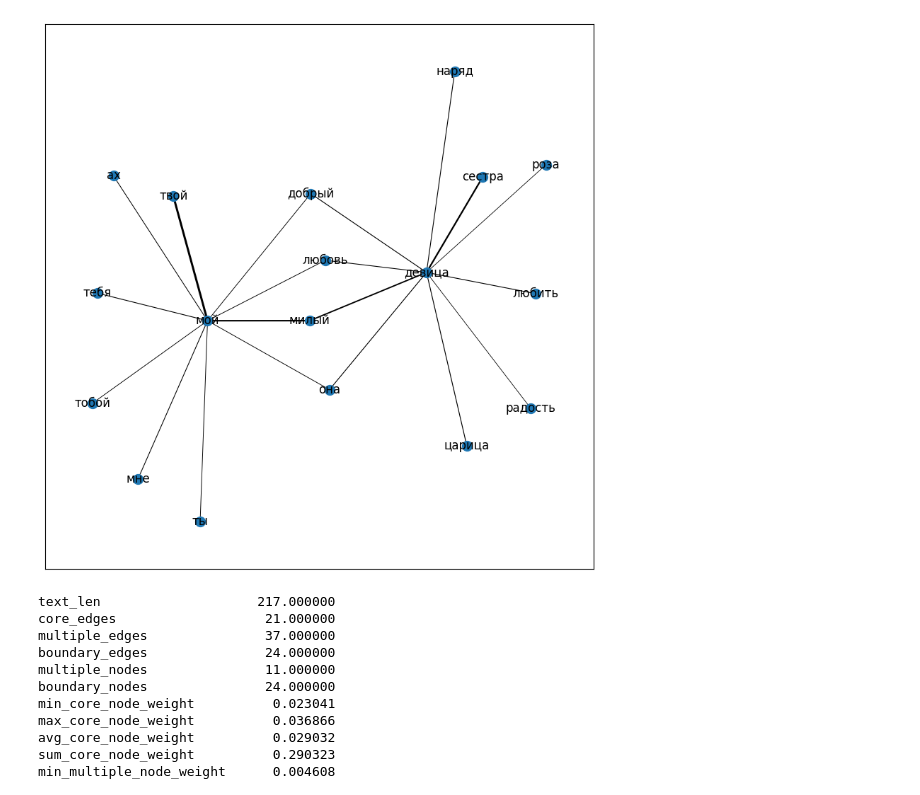
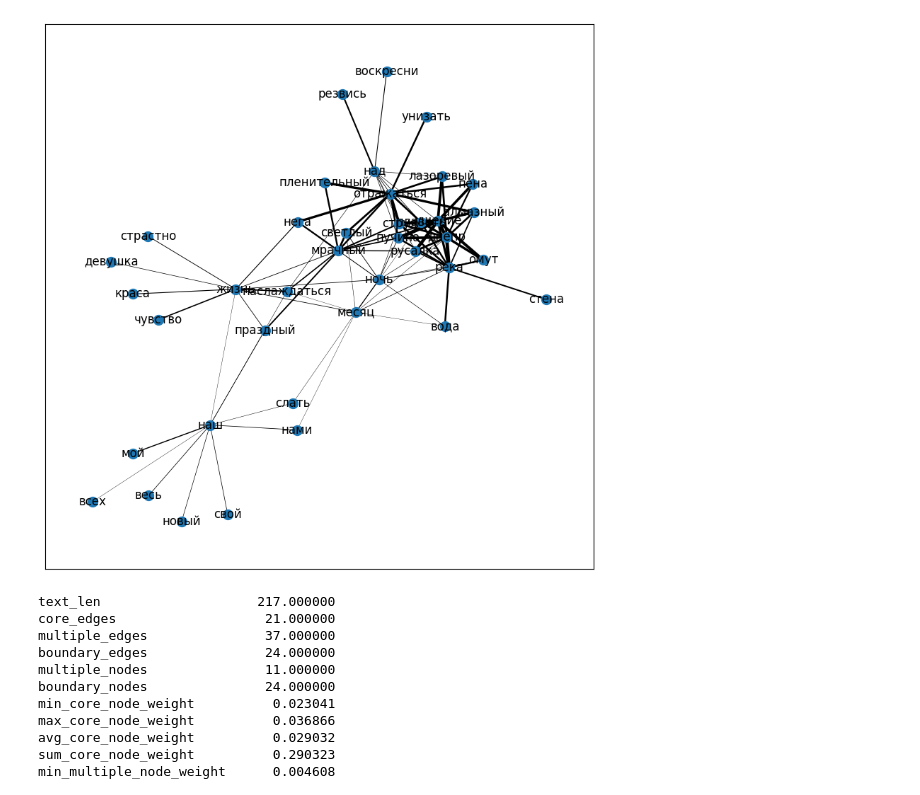
Before and after one commit to imusaeva99/literary_genre_identifier, a Jupyter notebook: notebooks/word2vec_create_graphs.ipynb, the cells around one changed output. Drawn from its saved outputs; the diff is of its cells as text; code cells hidden in the pictures.

```diff
--- a/notebooks/word2vec_create_graphs.ipynb
+++ b/notebooks/word2vec_create_graphs.ipynb
@@ -84,13 +84,13 @@ for num_sentence, (sentence, genre) in enumerate(sentences):
     graphs.append(graph)
 # %%
 plt.figure(figsize=(10, 10))
-graph = nx.Graph(graphs[0])
-cc_nodes = list(nx.connected_components(graph))[0]
-subgraph = graph.subgraph(cc_nodes)
-weights = np.array(list(nx.get_edge_attributes(subgraph, 'weight').values()))
-nx.draw_networkx(subgraph, node_size=100, width=(weights + 0.5)**4)
+graph = nx.Graph(graphs[10])
+#cc_nodes = list(nx.connected_components(graph))[0]
+#subgraph = graph.subgraph(cc_nodes)
+weights = np.array(list(nx.get_edge_attributes(graph, 'weight').values()))
+nx.draw_networkx(graph, node_size=100, width=(weights + 0.5)**4)
 # %% [output]
-[figure, old version]
+[figure, new version]
 # %%
 core_edges = []
 multiple_edges = []
```
Also changed, not shown: parts of 9 cells of this notebook, 1 other file.
